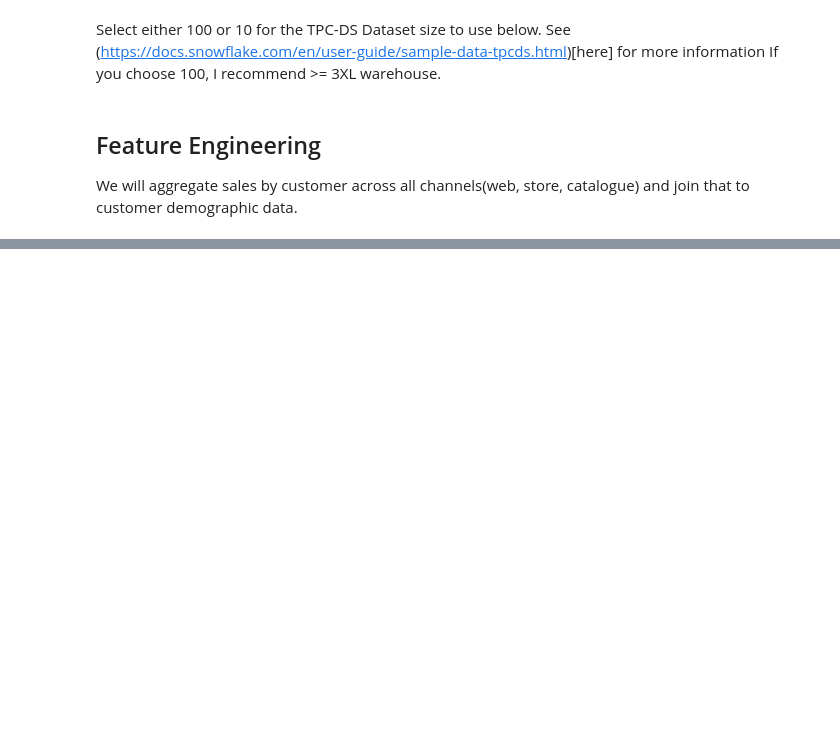
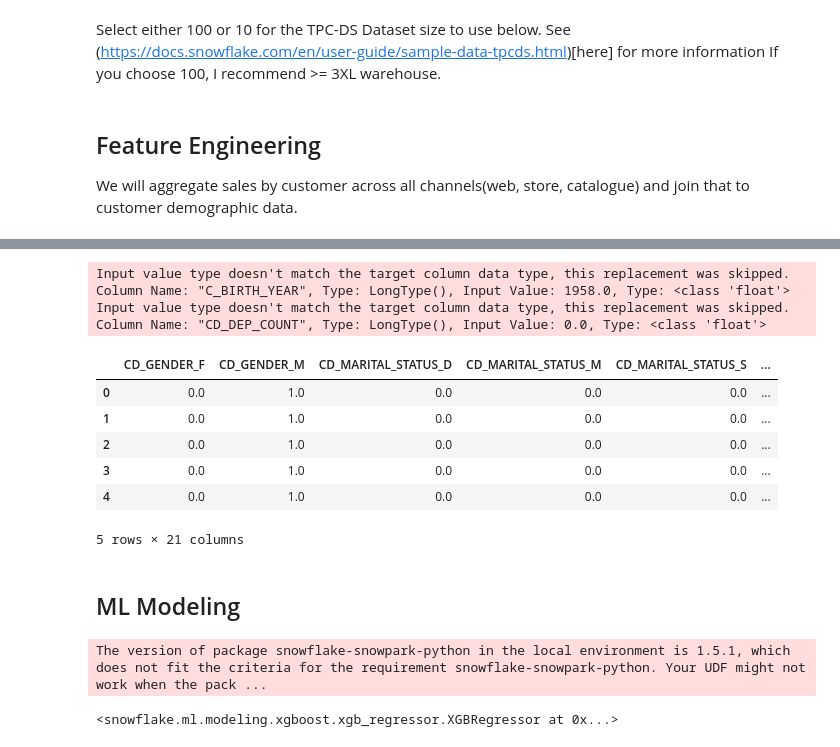
Before and after one commit to Snowflake-Labs/snowpark-python-demos, a Jupyter notebook: tpcds-customer-lifetime-value/xgboost_tpcds.ipynb, the cells around one changed output, grey strips where cells are left out. Drawn from its saved outputs; the diff is of its cells as text; code cells hidden in the pictures; blank space fills up the shorter version.

```diff
--- a/tpcds-customer-lifetime-value/xgboost_tpcds.ipynb
+++ b/tpcds-customer-lifetime-value/xgboost_tpcds.ipynb
@@ -198,0 +141,3 @@ inference_df.count()
+# %%
+cat_cols = ['CD_GENDER', 'CD_MARITAL_STATUS', 'CD_CREDIT_RATING', 'CD_EDUCATION_STATUS']
+num_cols = ['C_BIRTH_YEAR', 'CD_DEP_COUNT']
@@ -198,0 +159,23 @@ inference_df.count()
+# %%
+# Imputation of Numeric Cols
+my_imputer = SimpleImputer(input_cols= num_cols,
+                           output_cols= num_cols,
+                           strategy='median')
+sdf_prepared = my_imputer.fit(snowdf).transform(snowdf)
+# %% [output]
+Input value type doesn't match the target column data type, this replacement was skipped. Column Name: "C_BIRTH_YEAR", Type: LongType(), Input Value: 1958.0, Type: <class 'float'>
+Input value type doesn't match the target column data type, this replacement was skipped. Column Name: "CD_DEP_COUNT", Type: LongType(), Input Value: 0.0, Type: <class 'float'>
+# %%
+# OHE of Categorical Cols
+my_ohe_encoder = OneHotEncoder(input_cols=cat_cols, output_cols=cat_cols, drop_input_cols=True)
+sdf_prepared = my_ohe_encoder.fit(sdf_prepared).transform(sdf_prepared)
+# %%
+sdf_prepared.limit(5).to_pandas()
+# %% [output]
+|  | CD_GENDER_F | CD_GENDER_M | CD_MARITAL_STATUS_D | CD_MARITAL_STATUS_M | CD_MARITAL_STATUS_S | ... |
+| 0 | 0.0 | 1.0 | 0.0 | 0.0 | 0.0 | ... |
+| 1 | 0.0 | 1.0 | 0.0 | 0.0 | 0.0 | ... |
+| 2 | 0.0 | 1.0 | 0.0 | 0.0 | 0.0 | ... |
+| 3 | 0.0 | 1.0 | 0.0 | 0.0 | 0.0 | ... |
+| 4 | 0.0 | 1.0 | 0.0 | 0.0 | 0.0 | ... |
+5 rows × 21 columns
@@ -198,0 +191,2 @@ inference_df.count()
+# %% [markdown]
+## ML Modeling
@@ -198,0 +206,7 @@ inference_df.count()
+# %%
+# Define the XGBRegressor and fit the model
+xgbmodel = XGBRegressor(random_state=123, input_cols=feature_cols, label_cols=target_col, output_cols='PREDICTION')
+xgbmodel.fit(snowdf_train)
+# %% [output]
+The version of package snowflake-snowpark-python in the local environment is 1.5.1, which does not fit the criteria for the requirement snowflake-snowpark-python. Your UDF might not work when the pack ...
+<snowflake.ml.modeling.xgboost.xgb_regressor.XGBRegressor at 0x...>
```
Also changed, not shown: parts of 56 cells of this notebook, 5 other files.
